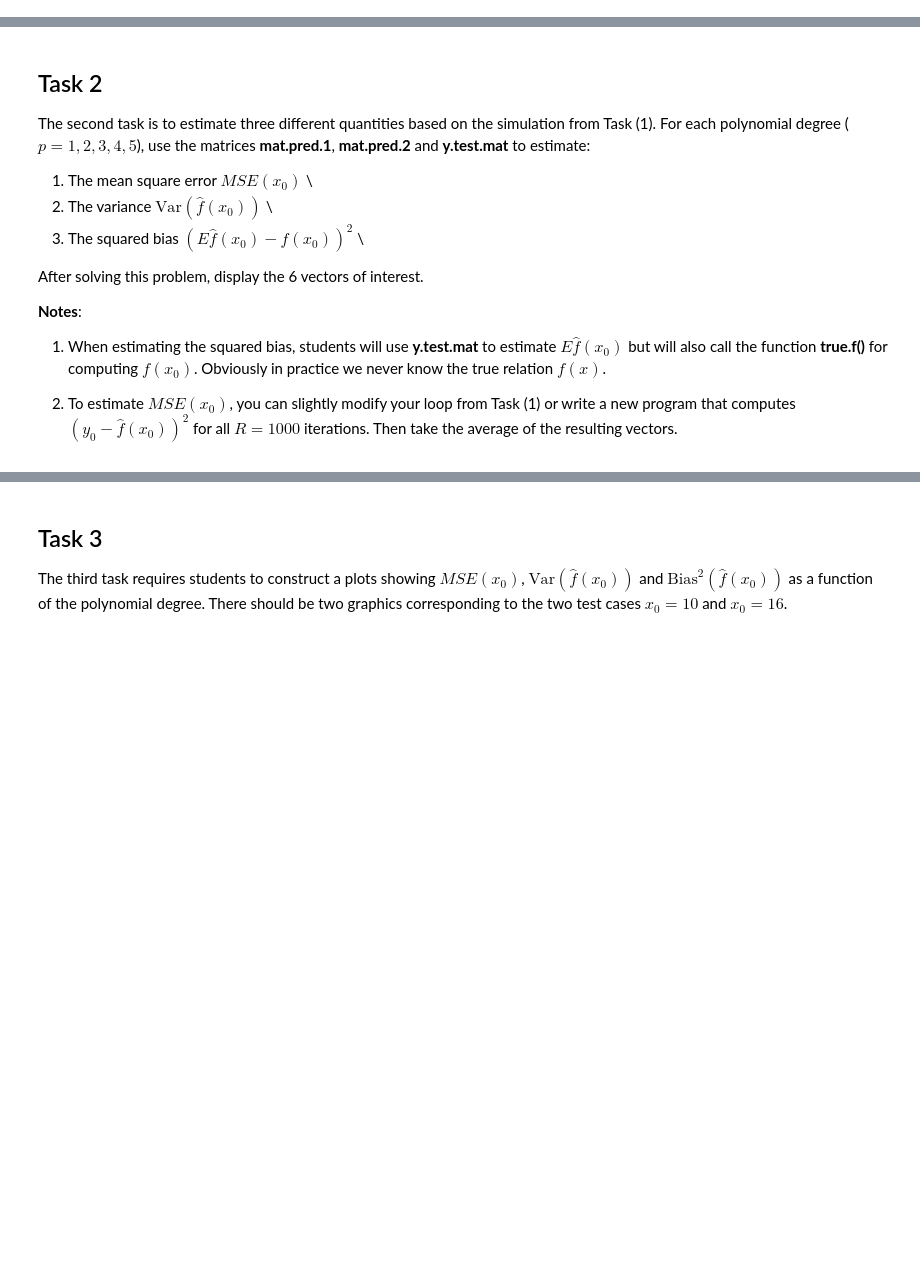
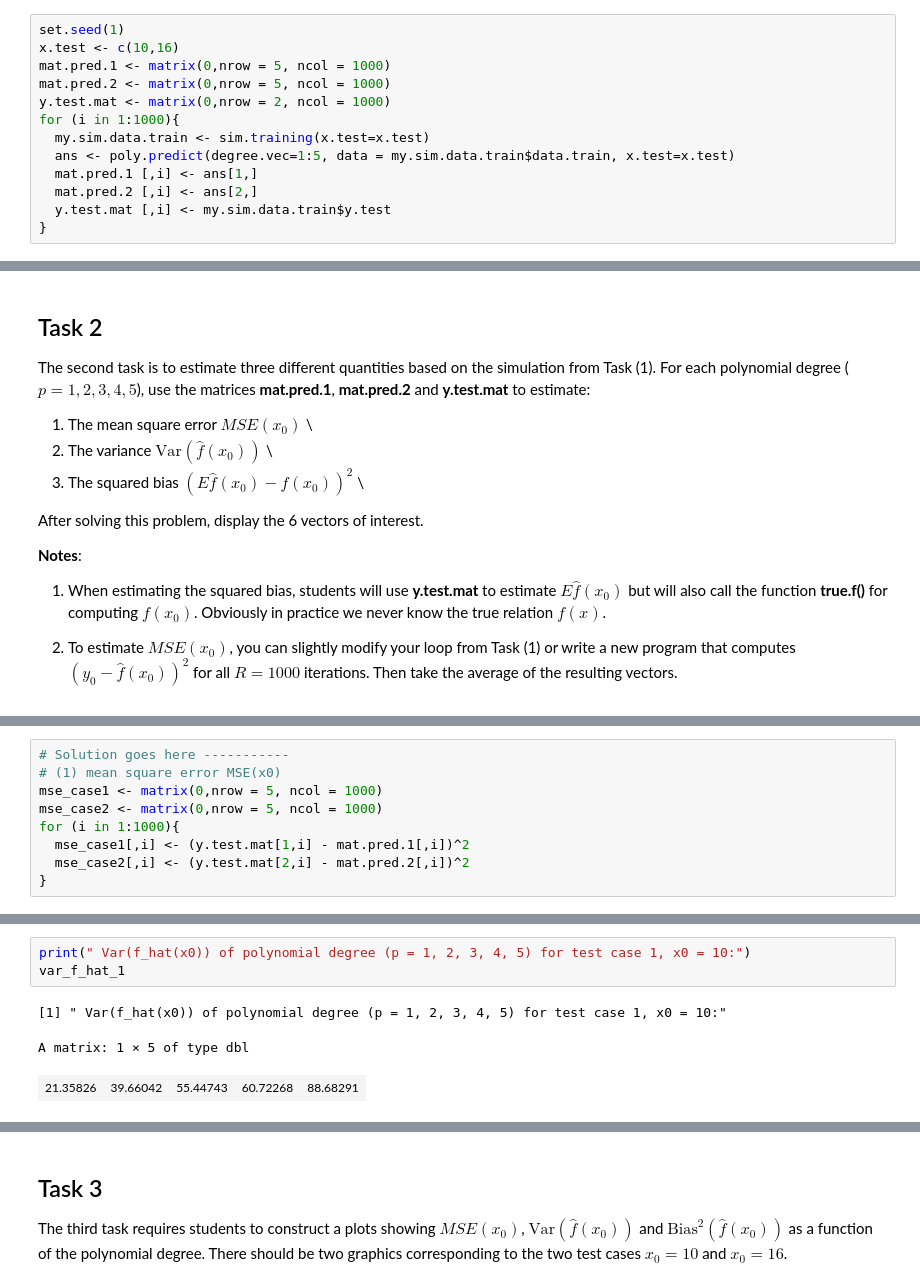
Before and after one commit to franciszh0716/5241StatisticalMachineLearning, a Jupyter notebook: lab1/Lab1_Bias_Var_Poly_Regression.ipynb, the cells around one changed output, grey strips where cells are left out. Drawn from its saved outputs; the diff is of its cells as text; blank space fills up the shorter version.

```diff
--- a/lab1/Lab1_Bias_Var_Poly_Regression.ipynb
+++ b/lab1/Lab1_Bias_Var_Poly_Regression.ipynb
@@ -237,0 +236,13 @@ Your final result will be three matrices. The first matrix **mat.pred.1** is the
+# %%
+set.seed(1)
+x.test <- c(10,16)
+mat.pred.1 <- matrix(0,nrow = 5, ncol = 1000)
+mat.pred.2 <- matrix(0,nrow = 5, ncol = 1000)
+y.test.mat <- matrix(0,nrow = 2, ncol = 1000)
+for (i in 1:1000){
+  my.sim.data.train <- sim.training(x.test=x.test)
+  ans <- poly.predict(degree.vec=1:5, data = my.sim.data.train$data.train, x.test=x.test)
+  mat.pred.1 [,i] <- ans[1,]
+  mat.pred.2 [,i] <- ans[2,]
+  y.test.mat [,i] <- my.sim.data.train$y.test
+}
@@ -257,0 +297,9 @@ After solving this problem, display the 6 vectors of interest.
+# %%
+# Solution goes here -----------
+# (1) mean square error MSE(x0)
+mse_case1 <- matrix(0,nrow = 5, ncol = 1000)
+mse_case2 <- matrix(0,nrow = 5, ncol = 1000)
+for (i in 1:1000){
+  mse_case1[,i] <- (y.test.mat[1,i] - mat.pred.1[,i])^2
+  mse_case2[,i] <- (y.test.mat[2,i] - mat.pred.2[,i])^2
+}
@@ -257,0 +332,7 @@ After solving this problem, display the 6 vectors of interest.
+# %%
+print(" Var(f_hat(x0)) of polynomial degree (p = 1, 2, 3, 4, 5) for test case 1, x0 = 10:")
+var_f_hat_1
+# %% [output]
+[1] " Var(f_hat(x0)) of polynomial degree (p = 1, 2, 3, 4, 5) for test case 1, x0 = 10:"
+A matrix: 1 × 5 of type dbl
+| 21.35826 | 39.66042 | 55.44743 | 60.72268 | 88.68291 |
```
Also changed, not shown: parts of 16 cells of this notebook.
